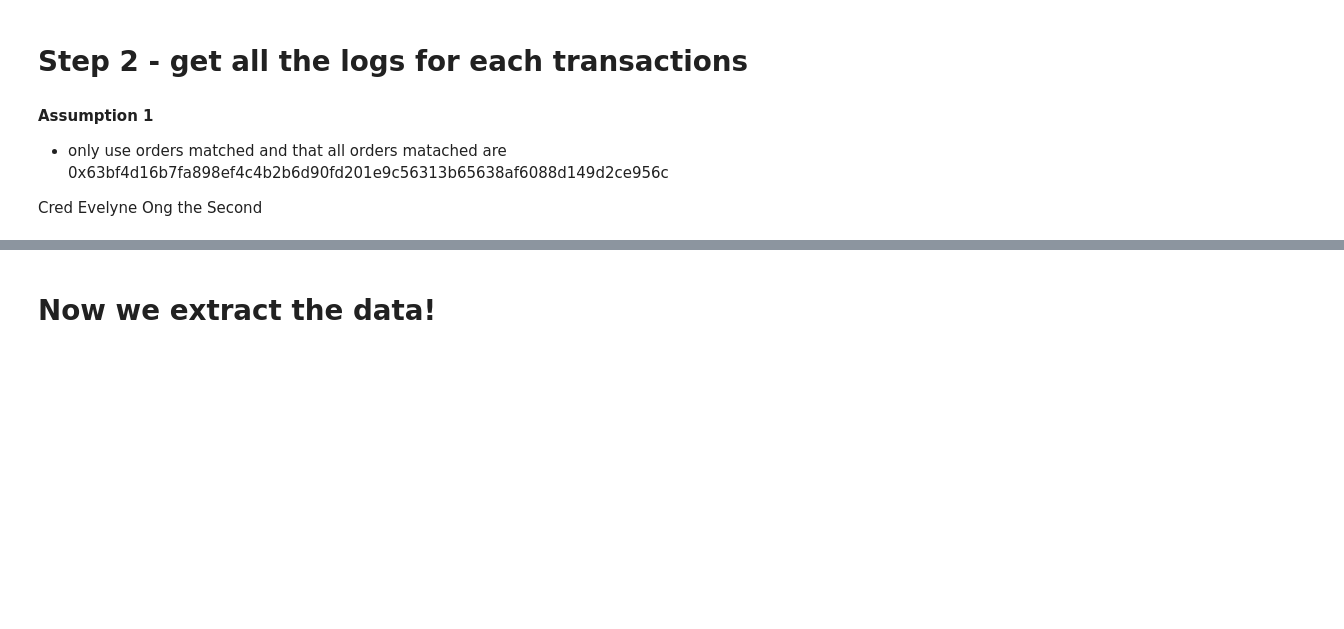
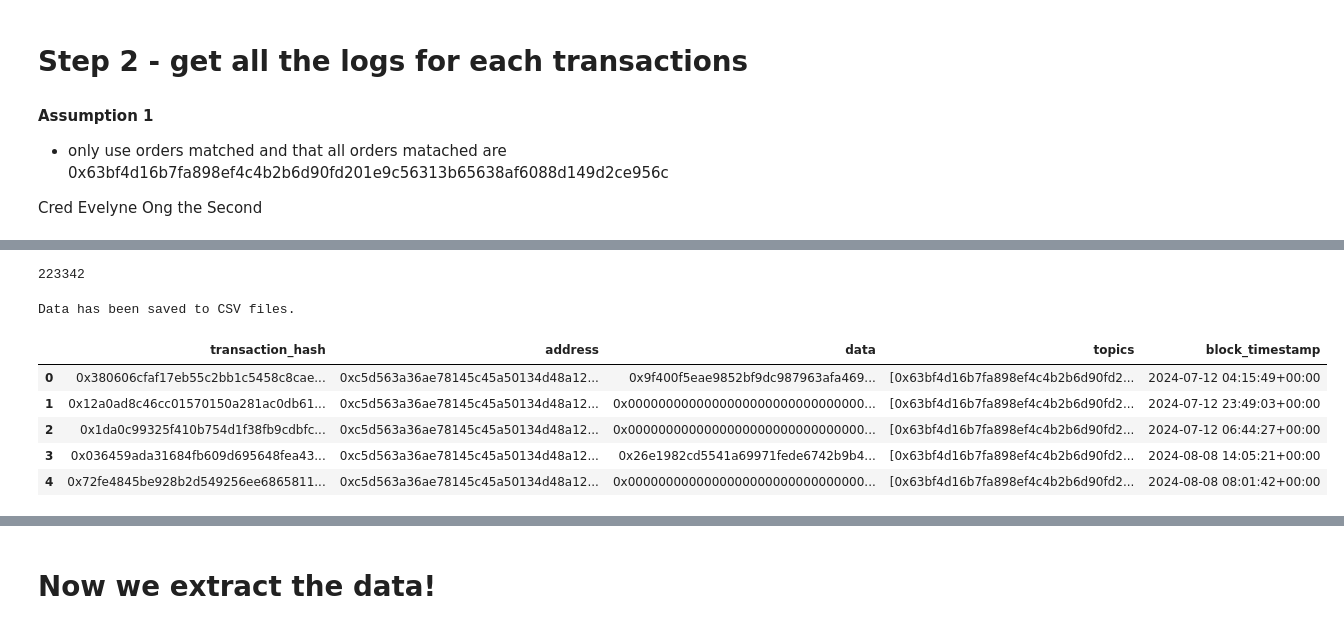
Before and after one commit to jonahk0702/How-Are-Returns-Distributed-in-Prediction-Markets, a Jupyter notebook: main.ipynb, the cells around one changed output, grey strips where cells are left out. Cells and saved outputs as stored; diff of their text form; code cells hidden in the pictures; blank space fills up the shorter version.

```diff
--- a/main.ipynb
+++ b/main.ipynb
@@ -110,0 +149,17 @@ matched_df
+# %%
+len(filled_df)
+# %% [output]
+223342
+# %%
+matched_df.to_csv("matched_orders.csv", index=False)
+filled_df.to_csv("filled_orders.csv", index=False)
+print("Data has been saved to CSV files.")
+matched_df.head()
+# %% [output]
+Data has been saved to CSV files.
+|  | transaction_hash | address | data | topics | block_timestamp |
+| 0 | 0x380606cfaf17eb55c2bb1c5458c8cae... | 0xc5d563a36ae78145c45a50134d48a12... | 0x9f400f5eae9852bf9dc987963afa469... | [0x63bf4d16b7fa898ef4c4b2b6d90fd2... | 2024-07-12 04:15:49+00:00 |
+| 1 | 0x12a0ad8c46cc01570150a281ac0db61... | 0xc5d563a36ae78145c45a50134d48a12... | 0x0000000000000000000000000000000... | [0x63bf4d16b7fa898ef4c4b2b6d90fd2... | 2024-07-12 23:49:03+00:00 |
+| 2 | 0x1da0c99325f410b754d1f38fb9cdbfc... | 0xc5d563a36ae78145c45a50134d48a12... | 0x0000000000000000000000000000000... | [0x63bf4d16b7fa898ef4c4b2b6d90fd2... | 2024-07-12 06:44:27+00:00 |
+| 3 | 0x036459ada31684fb609d695648fea43... | 0xc5d563a36ae78145c45a50134d48a12... | 0x26e1982cd5541a69971fede6742b9b4... | [0x63bf4d16b7fa898ef4c4b2b6d90fd2... | 2024-08-08 14:05:21+00:00 |
+| 4 | 0x72fe4845be928b2d549256ee6865811... | 0xc5d563a36ae78145c45a50134d48a12... | 0x0000000000000000000000000000000... | [0x63bf4d16b7fa898ef4c4b2b6d90fd2... | 2024-08-08 08:01:42+00:00 |
```
Also changed, not shown: parts of 22 cells of this notebook, 7 other files.
